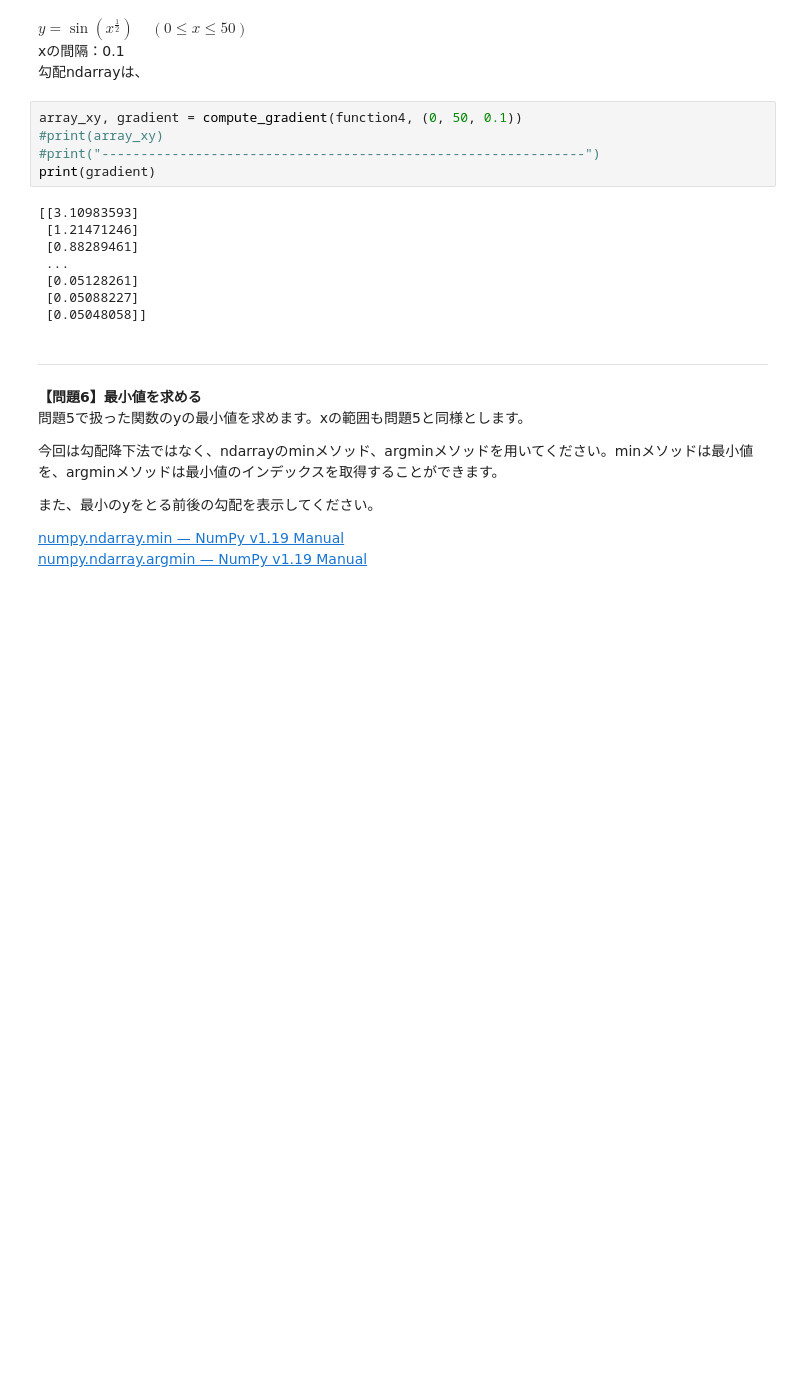
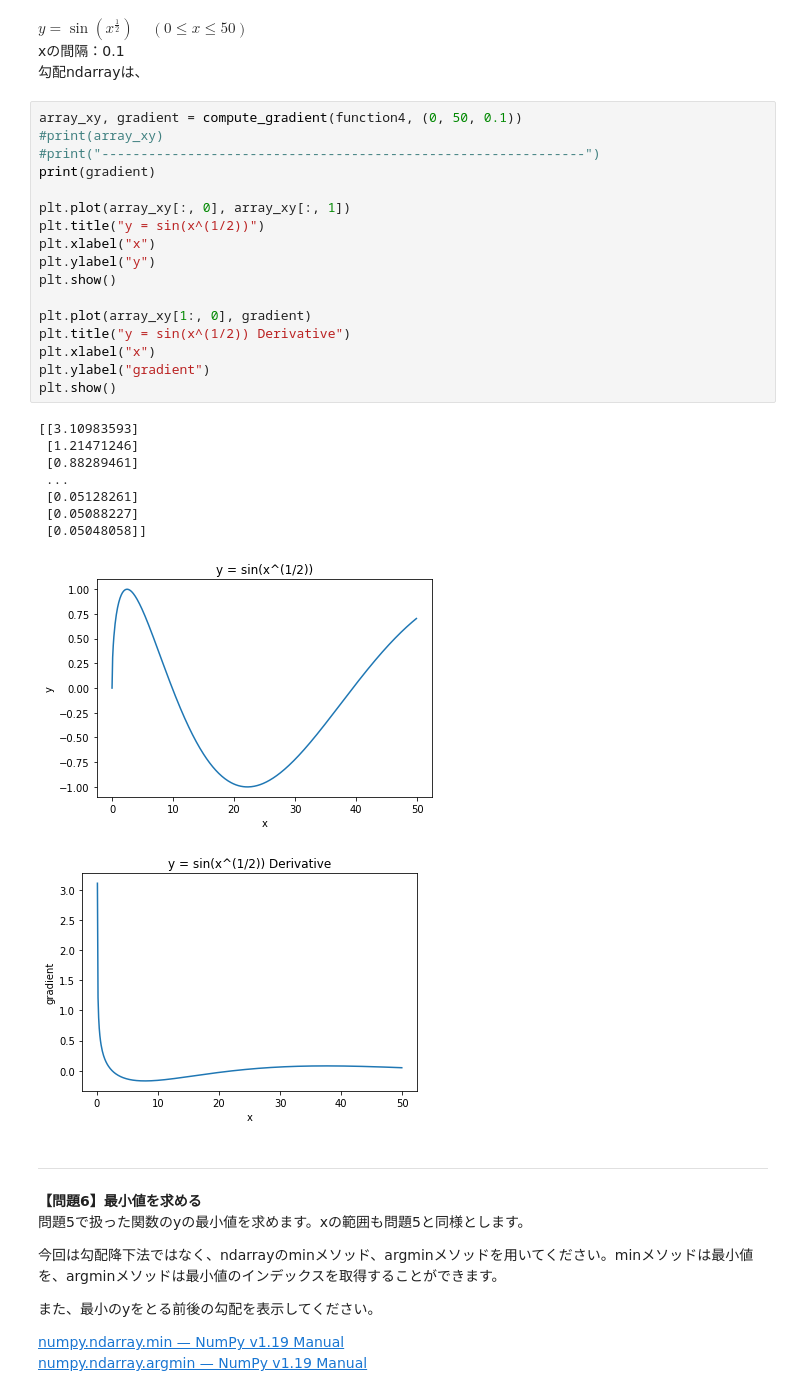
Before and after one commit to masterplan1216/diveintocode-ml, a Jupyter notebook: week2_task1.ipynb, the cells around one changed output. Saved outputs shown, nothing was run; the diff lists cells and outputs as text; blank space fills up the shorter version.

```diff
--- a/week2_task1.ipynb
+++ b/week2_task1.ipynb
@@ -276,19 +304,33 @@ y = \sin (x^\frac{1}{2})~~~~~(0 \leq x \leq 50)
 $
 xの間隔：0.1
 勾配ndarrayは、
-# %%
-array_xy, gradient = compute_gradient(function4, (0, 50, 0.1))
-#print(array_xy)
-#print("--------------------------------------------------------------")
-print(gradient)
-# %% [output]
-[[3.10983593]
- [1.21471246]
- [0.88289461]
- ...
- [0.05128261]
- [0.05088227]
- [0.05048058]]
+# %%
+array_xy, gradient = compute_gradient(function4, (0, 50, 0.1))
+#print(array_xy)
+#print("--------------------------------------------------------------")
+print(gradient)
+
+plt.plot(array_xy[:, 0], array_xy[:, 1])
+plt.title("y = sin(x^(1/2))")
+plt.xlabel("x")
+plt.ylabel("y")
+plt.show()
+
+plt.plot(array_xy[1:, 0], gradient)
+plt.title("y = sin(x^(1/2)) Derivative")
+plt.xlabel("x")
+plt.ylabel("gradient")
+plt.show()
+# %% [output]
+[[3.10983593]
+ [1.21471246]
+ [0.88289461]
+ ...
+ [0.05128261]
+ [0.05088227]
+ [0.05048058]]
+[figure, added]
+[figure, added]
 # %% [markdown]
 ***
 # %% [markdown]
```
Also changed, not shown: parts of 8 cells of this notebook.
